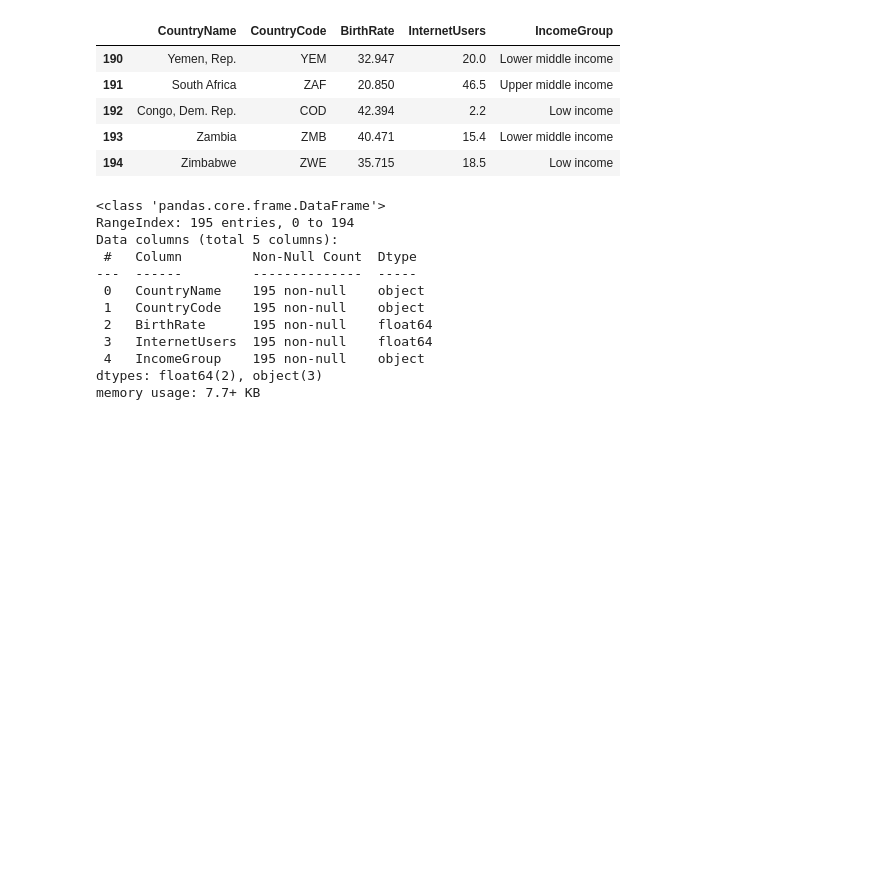
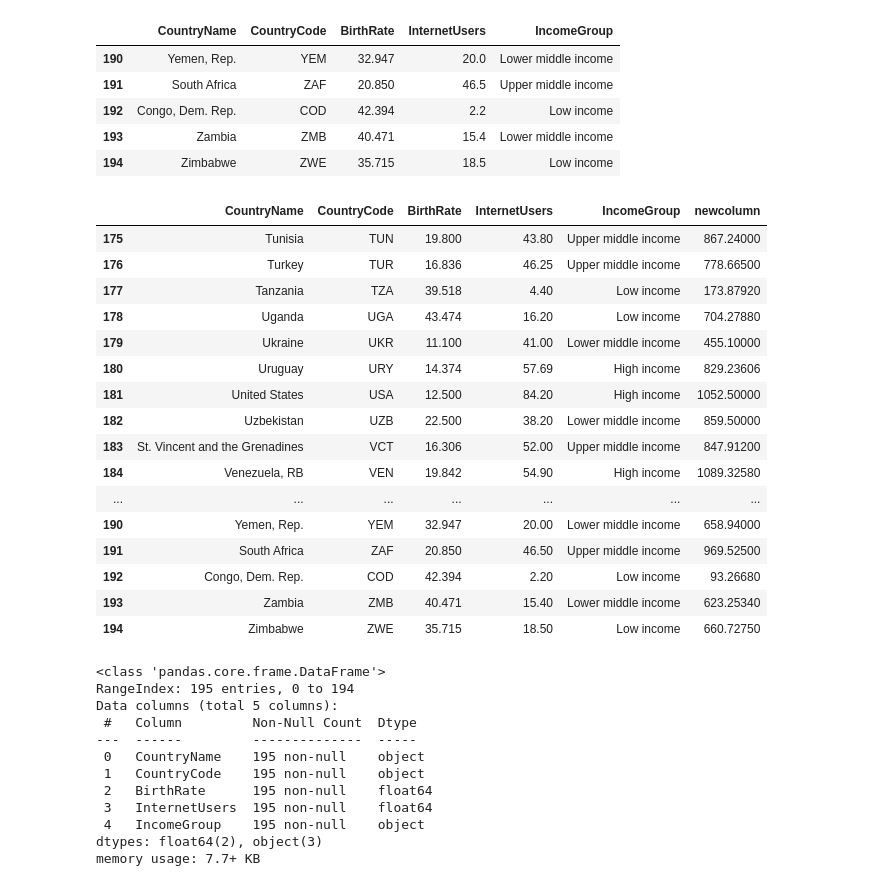
Before and after one commit to Pavan0518/NIT_DatascienceAndAI, a Jupyter notebook: PANDAS/Country_GDP_Analysis.ipynb, the cells around one changed output. Saved outputs shown, nothing was run; the diff lists cells and outputs as text; code cells hidden in the pictures; blank space fills up the shorter version.

```diff
--- a/PANDAS/Country_GDP_Analysis.ipynb
+++ b/PANDAS/Country_GDP_Analysis.ipynb
@@ -107,6 +116,26 @@ df.tail() # tail() function prints bottom 5 rows
 | 192 | Congo, Dem. Rep. | COD | 42.394 | 2.2 | Low income |
 | 193 | Zambia | ZMB | 40.471 | 15.4 | Lower middle income |
 | 194 | Zimbabwe | ZWE | 35.715 | 18.5 | Low income |
+# %%
+df.tail(20)
+# %% [output]
+|  | CountryName | CountryCode | BirthRate | InternetUsers | IncomeGroup | newcolumn |
+| 175 | Tunisia | TUN | 19.800 | 43.80 | Upper middle income | 867.24000 |
+| 176 | Turkey | TUR | 16.836 | 46.25 | Upper middle income | 778.66500 |
+| 177 | Tanzania | TZA | 39.518 | 4.40 | Low income | 173.87920 |
+| 178 | Uganda | UGA | 43.474 | 16.20 | Low income | 704.27880 |
+| 179 | Ukraine | UKR | 11.100 | 41.00 | Lower middle income | 455.10000 |
+| 180 | Uruguay | URY | 14.374 | 57.69 | High income | 829.23606 |
+| 181 | United States | USA | 12.500 | 84.20 | High income | 1052.50000 |
+| 182 | Uzbekistan | UZB | 22.500 | 38.20 | Lower middle income | 859.50000 |
+| 183 | St. Vincent and the Grenadines | VCT | 16.306 | 52.00 | Upper middle income | 847.91200 |
+| 184 | Venezuela, RB | VEN | 19.842 | 54.90 | High income | 1089.32580 |
+| ... | ... | ... | ... | ... | ... | ... |
+| 190 | Yemen, Rep. | YEM | 32.947 | 20.00 | Lower middle income | 658.94000 |
+| 191 | South Africa | ZAF | 20.850 | 46.50 | Upper middle income | 969.52500 |
+| 192 | Congo, Dem. Rep. | COD | 42.394 | 2.20 | Low income | 93.26680 |
+| 193 | Zambia | ZMB | 40.471 | 15.40 | Lower middle income | 623.25340 |
+| 194 | Zimbabwe | ZWE | 35.715 | 18.50 | Low income | 660.72750 |
 # %%
 df.info() # into() gives information of data frame
 # %% [output]
```
Also changed, not shown: parts of 58 cells of this notebook.
